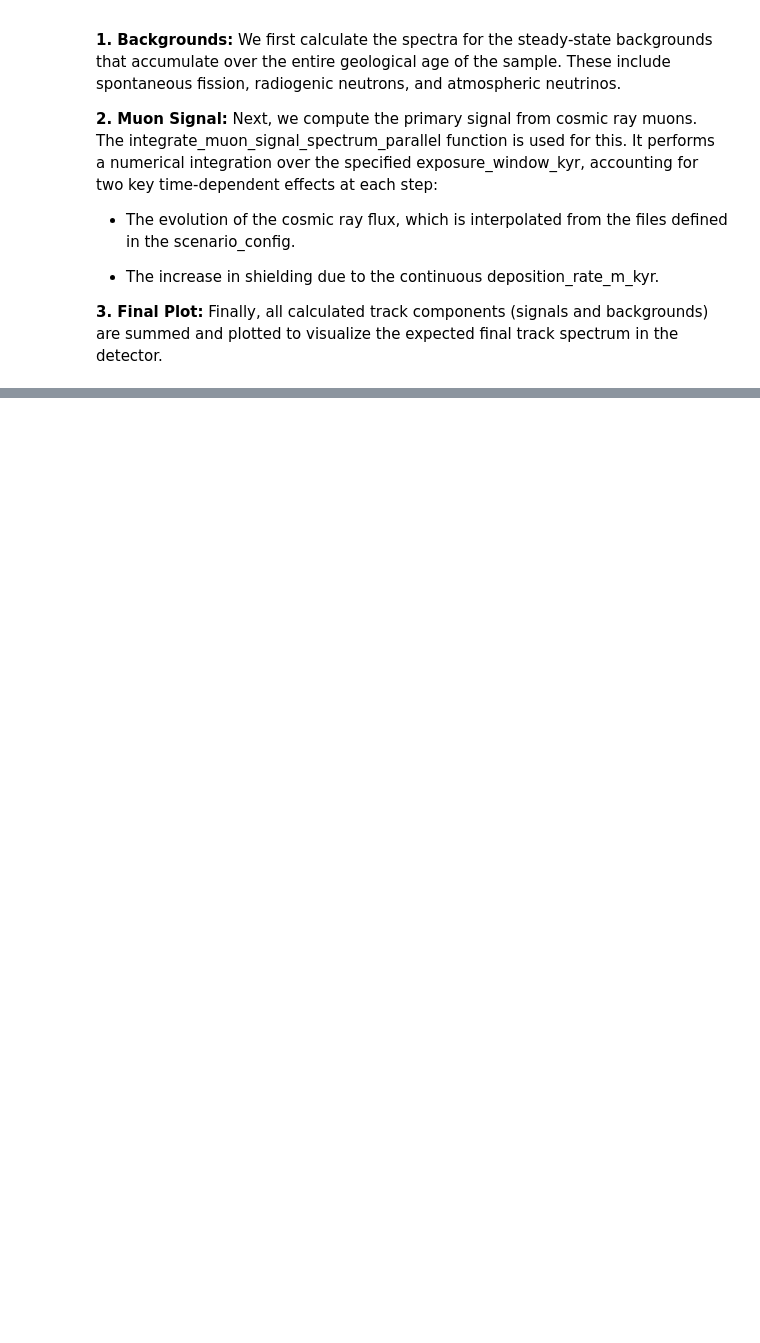
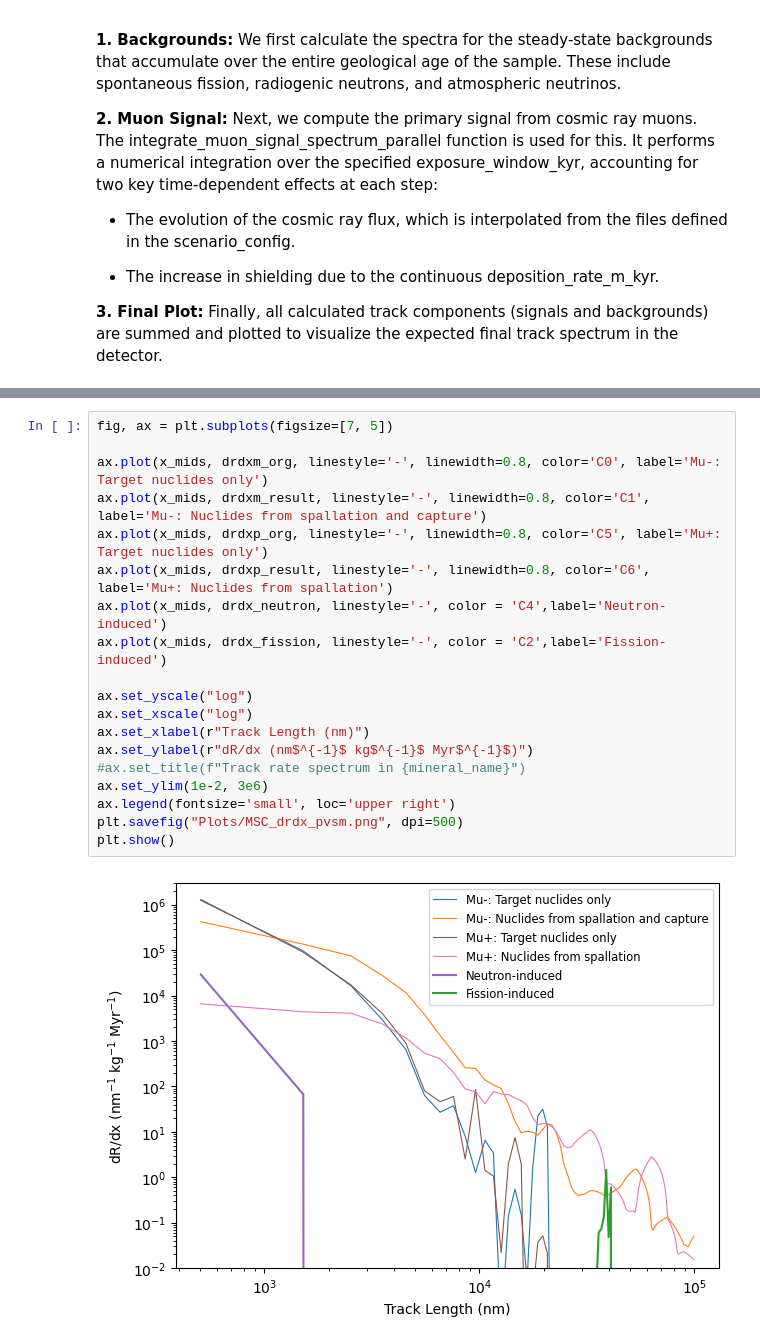
Before and after one commit to cgalelli/PrimusCode, a Jupyter notebook: MSC_analysis.ipynb, the cells around one changed output, grey strips where cells are left out. Drawn from its saved outputs; the diff is of its cells as text; blank space fills up the shorter version.

```diff
--- a/MSC_analysis.ipynb
+++ b/MSC_analysis.ipynb
@@ -451,4 +467,25 @@ for name in recoil_data.files[1:]:
 # %% [output]
 Calculating spontaneous fission background...
 Calculating radiogenic neutron background...
+# %%
+fig, ax = plt.subplots(figsize=[7, 5])
+
+ax.plot(x_mids, drdxm_org, linestyle='-', linewidth=0.8, color='C0', label='Mu-: Target nuclides only')
+ax.plot(x_mids, drdxm_result, linestyle='-', linewidth=0.8, color='C1', label='Mu-: Nuclides from spallation and capture')
+ax.plot(x_mids, drdxp_org, linestyle='-', linewidth=0.8, color='C5', label='Mu+: Target nuclides only')
+ax.plot(x_mids, drdxp_result, linestyle='-', linewidth=0.8, color='C6', label='Mu+: Nuclides from spallation')
+ax.plot(x_mids, drdx_neutron, linestyle='-', color = 'C4',label='Neutron-induced')
+ax.plot(x_mids, drdx_fission, linestyle='-', color = 'C2',label='Fission-induced')
+
+ax.set_yscale("log")
+ax.set_xscale("log")
+ax.set_xlabel(r"Track Length (nm)")
+ax.set_ylabel(r"dR/dx (nm$^{-1}$ kg$^{-1}$ Myr$^{-1}$)")
+#ax.set_title(f"Track rate spectrum in {mineral_name}")
+ax.set_ylim(1e-2, 3e6)
+ax.legend(fontsize='small', loc='upper right')
+plt.savefig("Plots/MSC_drdx_pvsm.png", dpi=500)
+plt.show()
+# %% [output]
+[figure, added]
 # %%
```
Also changed, not shown: parts of 16 cells of this notebook, 1 other file.
